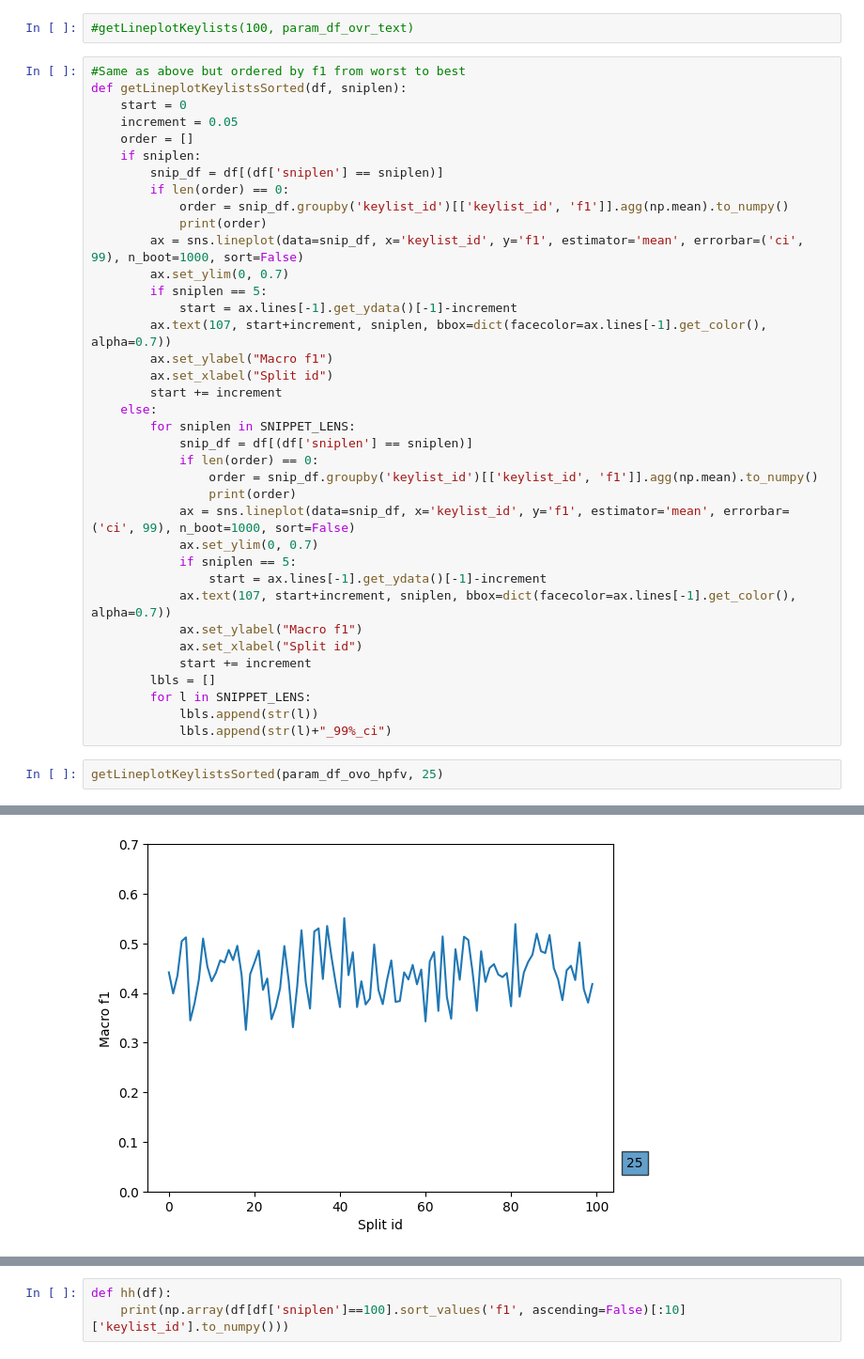
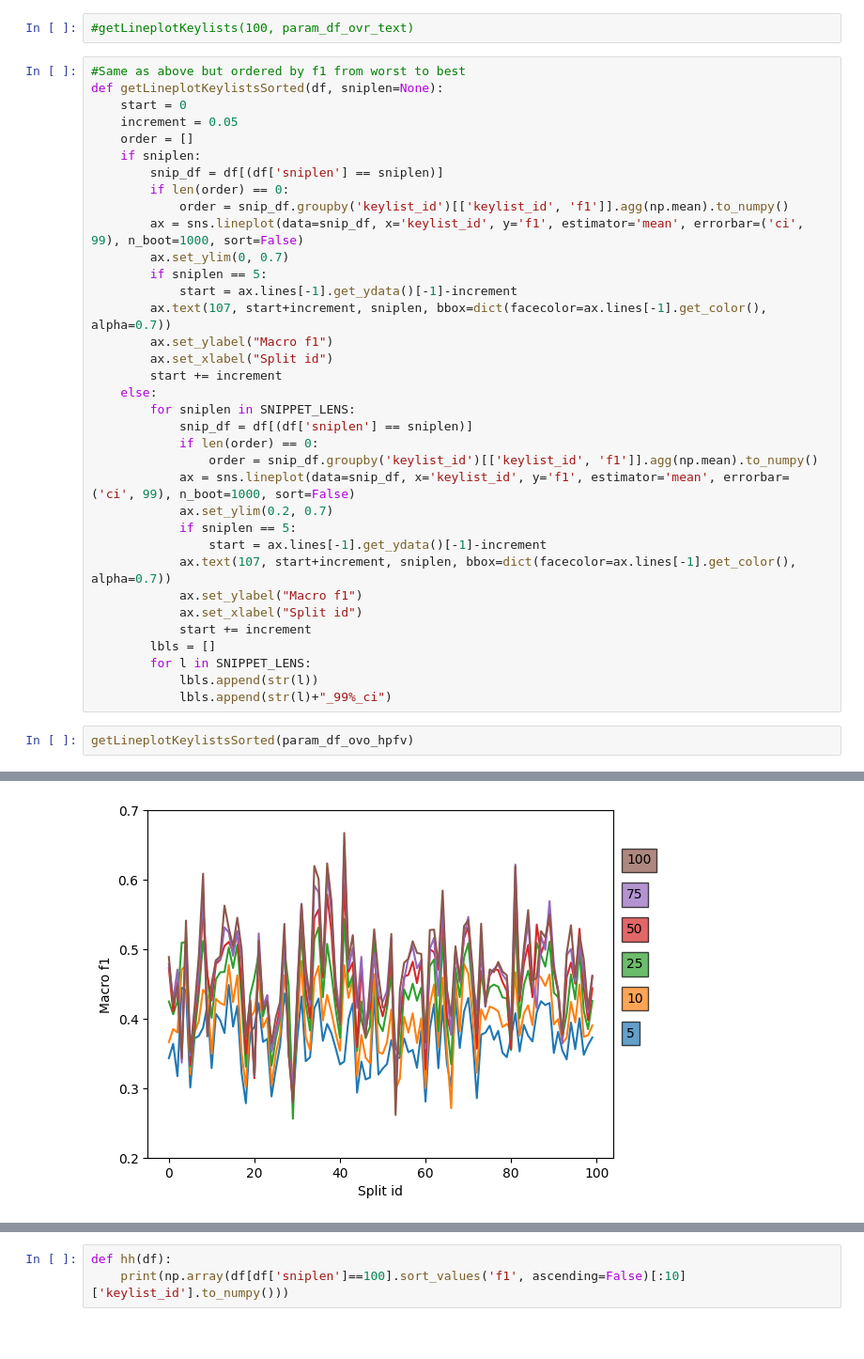
Before and after one commit to TurkuNLP/TCBC_feature_analysis, a Jupyter notebook: StudyTestResults_covoc.ipynb, the cells around one changed output, grey strips where cells are left out. Shown: that part at 94% size. Cells and saved outputs as stored; diff of their text form.

```diff
--- a/StudyTestResults_covoc.ipynb
+++ b/StudyTestResults_covoc.ipynb
@@ -167,7 +170,7 @@ def getLineplotKeylists(sniplen, df):
 #getLineplotKeylists(100, param_df_ovr_text)
 # %%
 #Same as above but ordered by f1 from worst to best
-def getLineplotKeylistsSorted(df, sniplen):
+def getLineplotKeylistsSorted(df, sniplen=None):
     start = 0
     increment = 0.05
     order = []
@@ -175,7 +178,6 @@ def getLineplotKeylistsSorted(df, sniplen):
         snip_df = df[(df['sniplen'] == sniplen)]
         if len(order) == 0:
             order = snip_df.groupby('keylist_id')[['keylist_id', 'f1']].agg(np.mean).to_numpy()
-            print(order)
         ax = sns.lineplot(data=snip_df, x='keylist_id', y='f1', estimator='mean', errorbar=('ci', 99), n_boot=1000, sort=False)
         ax.set_ylim(0, 0.7)
         if sniplen == 5:
@@ -189,9 +191,8 @@ def getLineplotKeylistsSorted(df, sniplen):
             snip_df = df[(df['sniplen'] == sniplen)]
             if len(order) == 0:
                 order = snip_df.groupby('keylist_id')[['keylist_id', 'f1']].agg(np.mean).to_numpy()
-                print(order)
             ax = sns.lineplot(data=snip_df, x='keylist_id', y='f1', estimator='mean', errorbar=('ci', 99), n_boot=1000, sort=False)
-            ax.set_ylim(0, 0.7)
+            ax.set_ylim(0.2, 0.7)
             if sniplen == 5:
                 start = ax.lines[-1].get_ydata()[-1]-increment
             ax.text(107, start+increment, sniplen, bbox=dict(facecolor=ax.lines[-1].get_color(), alpha=0.7))
@@ -203,5 +204,5 @@ def getLineplotKeylistsSorted(df, sniplen):
             lbls.append(str(l))
             lbls.append(str(l)+"_99%_ci")
 # %%
-getLineplotKeylistsSorted(param_df_ovo_hpfv, 25)
+getLineplotKeylistsSorted(param_df_ovo_hpfv)
 # %% [output]
@@ -225,2 +209,2 @@ getLineplotKeylistsSorted(param_df_ovo_hpfv, 25)
-[figure, old version]
+[figure, new version]
 # %%
```
Also changed, not shown: parts of 43 cells of this notebook, 7 other files.
